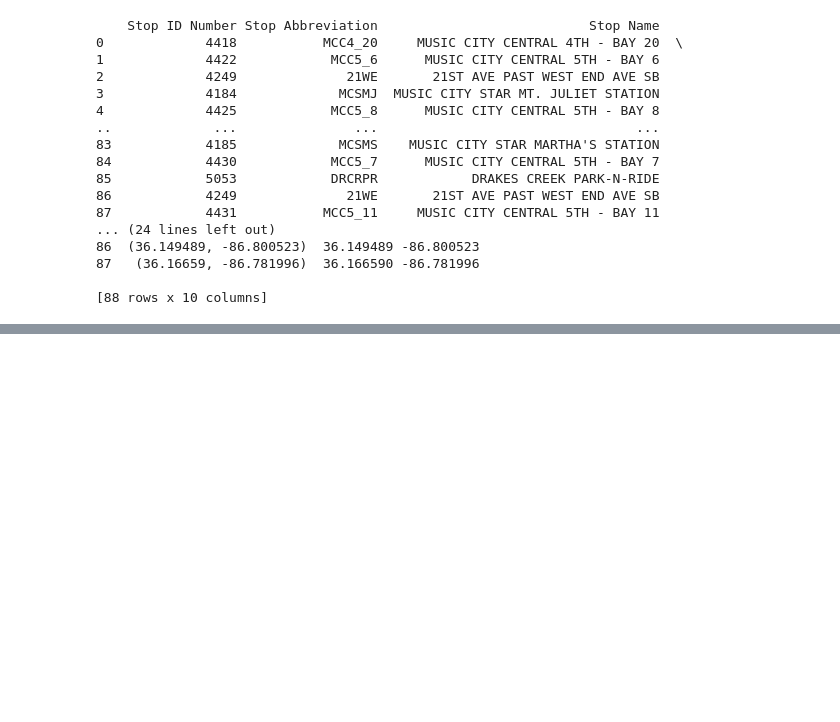
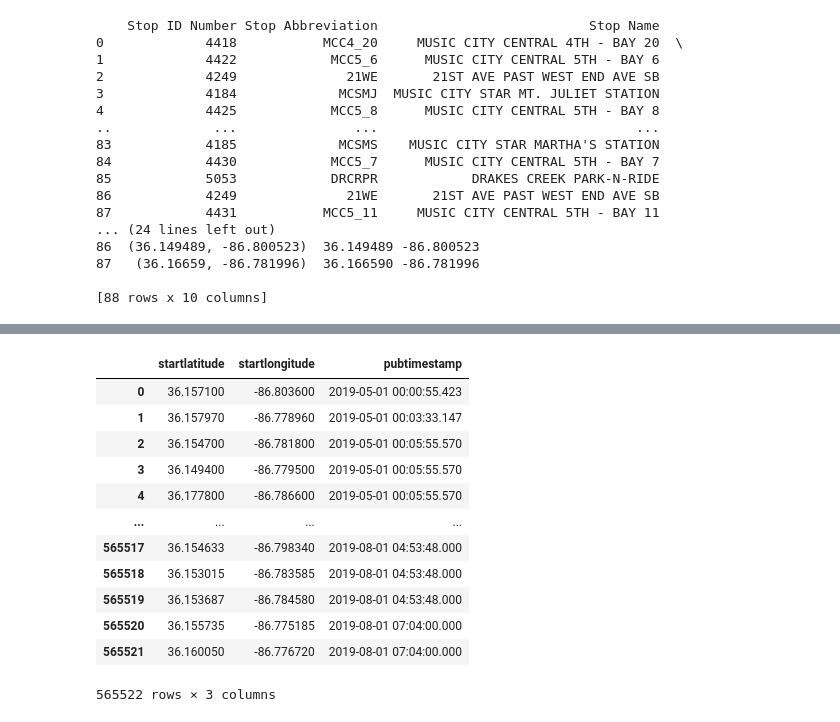
Before and after one commit to NSS-Data-Analytics-Cohort-8/scooter-partner1-whenhugocallsuspythonistas, a Jupyter notebook: notebooks/question 5.ipynb, the cells around one changed output, grey strips where cells are left out. Saved outputs shown, nothing was run; the diff lists cells and outputs as text; code cells hidden in the pictures; blank space fills up the shorter version.

```diff
--- a/notebooks/question 5.ipynb
+++ b/notebooks/question 5.ipynb
@@ -139,0 +140,29 @@ nash_map
+# %%
+database_name = 'scooters'    # Fill this in with your scooter database name
+
+connection_string = f"postgresql://postgres:postgres@localhost:5432/{database_name}"
+# %%
+engine = create_engine(connection_string)
+# %%
+scooters_df = '''
+SELECT startlatitude, startlongitude, pubtimestamp
+FROM trips
+'''
+result = engine.execute(scooters_df)
+
+scooters_df = pd.read_sql(scooters_df, con = engine)
+scooters_df
+# %% [output]
+|  | startlatitude | startlongitude | pubtimestamp |
+| 0 | 36.157100 | -86.803600 | 2019-05-01 00:00:55.423 |
+| 1 | 36.157970 | -86.778960 | 2019-05-01 00:03:33.147 |
+| 2 | 36.154700 | -86.781800 | 2019-05-01 00:05:55.570 |
+| 3 | 36.149400 | -86.779500 | 2019-05-01 00:05:55.570 |
+| 4 | 36.177800 | -86.786600 | 2019-05-01 00:05:55.570 |
+| ... | ... | ... | ... |
+| 565517 | 36.154633 | -86.798340 | 2019-08-01 04:53:48.000 |
+| 565518 | 36.153015 | -86.783585 | 2019-08-01 04:53:48.000 |
+| 565519 | 36.153687 | -86.784580 | 2019-08-01 04:53:48.000 |
+| 565520 | 36.155735 | -86.775185 | 2019-08-01 07:04:00.000 |
+| 565521 | 36.160050 | -86.776720 | 2019-08-01 07:04:00.000 |
+565522 rows × 3 columns
```
Also changed, not shown: parts of 9 cells of this notebook.
